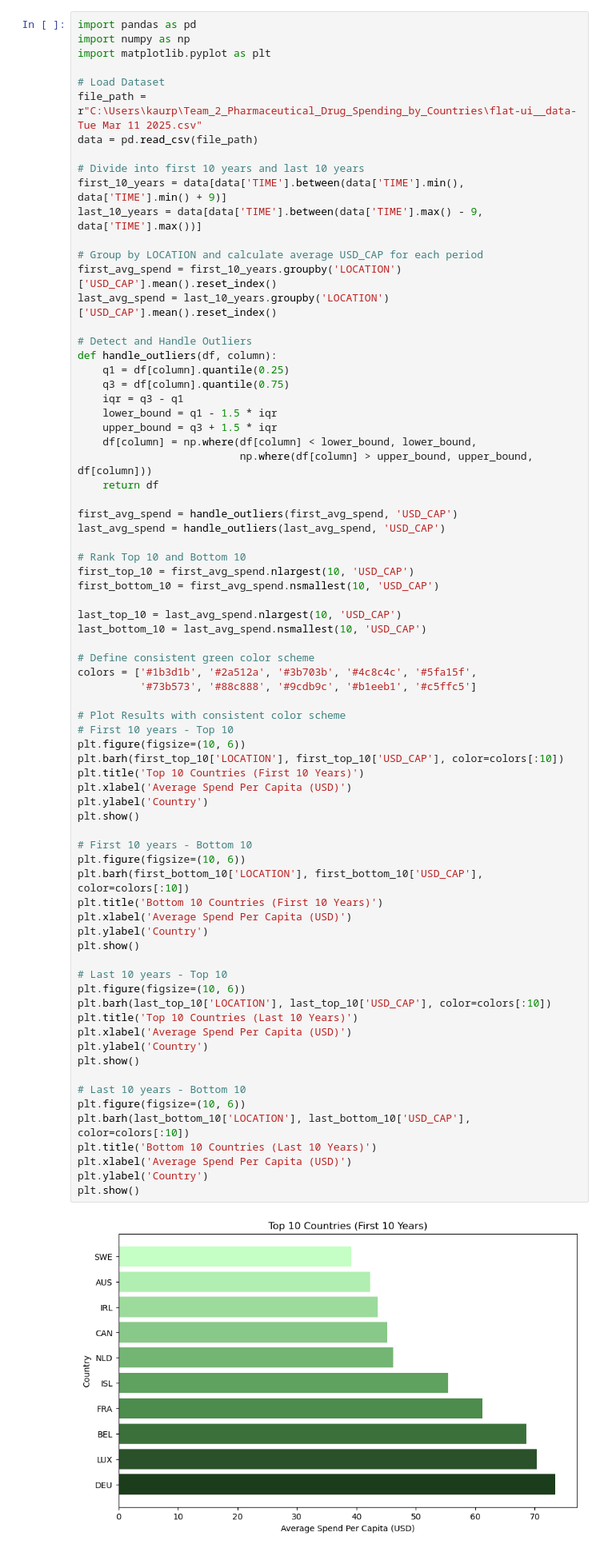
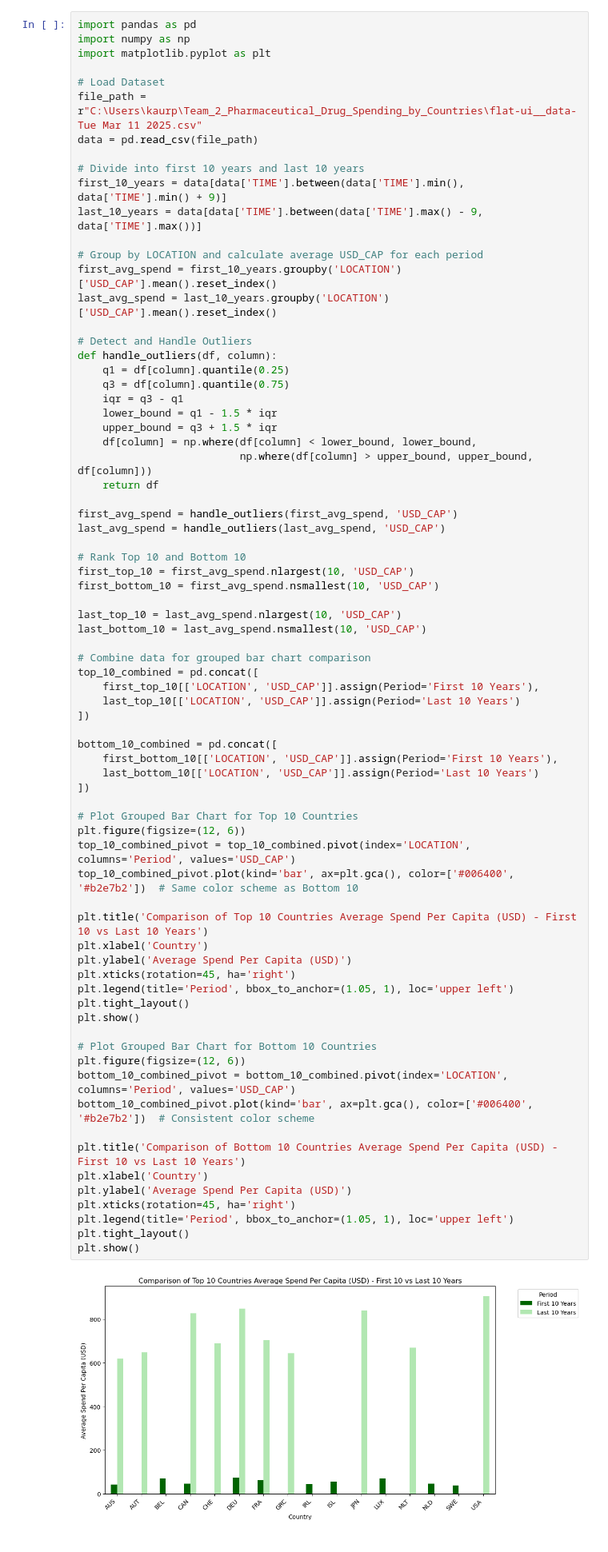
Before and after one commit to tqq199548/Team-2-Cohort-5, a Jupyter notebook: Identifying Top 10 and Bottom 10 Spenders with graphs.ipynb, the cells around one changed output. Shown at 80% size. Cells and saved outputs as stored; diff of their text form.

Commit message:
Modified the graphs

```diff
--- a/Identifying Top 10 and Bottom 10 Spenders with graphs.ipynb
+++ b/Identifying Top 10 and Bottom 10 Spenders with graphs.ipynb
@@ -121,63 +94,63 @@ last_10_years = data[data['TIME'].between(data['TIME'].max() - 9, data['TIME'].m
 # Group by LOCATION and calculate average USD_CAP for each period
 first_avg_spend = first_10_years.groupby('LOCATION')['USD_CAP'].mean().reset_index()
 last_avg_spend = last_10_years.groupby('LOCATION')['USD_CAP'].mean().reset_index()
 
 # Detect and Handle Outliers
 def handle_outliers(df, column):
     q1 = df[column].quantile(0.25)
     q3 = df[column].quantile(0.75)
     iqr = q3 - q1
     lower_bound = q1 - 1.5 * iqr
     upper_bound = q3 + 1.5 * iqr
     df[column] = np.where(df[column] < lower_bound, lower_bound,
                           np.where(df[column] > upper_bound, upper_bound, df[column]))
     return df
 
 first_avg_spend = handle_outliers(first_avg_spend, 'USD_CAP')
 last_avg_spend = handle_outliers(last_avg_spend, 'USD_CAP')
 
 # Rank Top 10 and Bottom 10
 first_top_10 = first_avg_spend.nlargest(10, 'USD_CAP')
 first_bottom_10 = first_avg_spend.nsmallest(10, 'USD_CAP')
 
 last_top_10 = last_avg_spend.nlargest(10, 'USD_CAP')
 last_bottom_10 = last_avg_spend.nsmallest(10, 'USD_CAP')
 
-# Define consistent green color scheme
-colors = ['#1b3d1b', '#2a512a', '#3b703b', '#4c8c4c', '#5fa15f',
-          '#73b573', '#88c888', '#9cdb9c', '#b1eeb1', '#c5ffc5']
+# Combine data for grouped bar chart comparison
+top_10_combined = pd.concat([
+    first_top_10[['LOCATION', 'USD_CAP']].assign(Period='First 10 Years'),
+    last_top_10[['LOCATION', 'USD_CAP']].assign(Period='Last 10 Years')
+])
 
-# Plot Results with consistent color scheme
-# First 10 years - Top 10
-plt.figure(figsize=(10, 6))
-plt.barh(first_top_10['LOCATION'], first_top_10['USD_CAP'], color=colors[:10])
-plt.title('Top 10 Countries (First 10 Years)')
-plt.xlabel('Average Spend Per Capita (USD)')
-plt.ylabel('Country')
+bottom_10_combined = pd.concat([
+    first_bottom_10[['LOCATION', 'USD_CAP']].assign(Period='First 10 Years'),
+    last_bottom_10[['LOCATION', 'USD_CAP']].assign(Period='Last 10 Years')
+])
+
+# Plot Grouped Bar Chart for Top 10 Countries
+plt.figure(figsize=(12, 6))
+top_10_combined_pivot = top_10_combined.pivot(index='LOCATION', columns='Period', values='USD_CAP')
+top_10_combined_pivot.plot(kind='bar', ax=plt.gca(), color=['#006400', '#b2e7b2'])  # Same color scheme as Bottom 10
+
+plt.title('Comparison of Top 10 Countries Average Spend Per Capita (USD) - First 10 vs Last 10 Years')
+plt.xlabel('Country')
+plt.ylabel('Average Spend Per Capita (USD)')
+plt.xticks(rotation=45, ha='right')
+plt.legend(title='Period', bbox_to_anchor=(1.05, 1), loc='upper left')
+plt.tight_layout()
 plt.show()
 
-# First 10 years - Bottom 10
-plt.figure(figsize=(10, 6))
-plt.barh(first_bottom_10['LOCATION'], first_bottom_10['USD_CAP'], color=colors[:10])
-plt.title('Bottom 10 Countries (First 10 Years)')
-plt.xlabel('Average Spend Per Capita (USD)')
-plt.ylabel('Country')
+# Plot Grouped Bar Chart for Bottom 10 Countries
+plt.figure(figsize=(12, 6))
+bottom_10_combined_pivot = bottom_10_combined.pivot(index='LOCATION', columns='Period', values='USD_CAP')
+bottom_10_combined_pivot.plot(kind='bar', ax=plt.gca(), color=['#006400', '#b2e7b2'])  # Consistent color scheme
+
+plt.title('Comparison of Bottom 10 Countries Average Spend Per Capita (USD) - First 10 vs Last 10 Years')
+plt.xlabel('Country')
+plt.ylabel('Average Spend Per Capita (USD)')
+plt.xticks(rotation=45, ha='right')
+plt.legend(title='Period', bbox_to_anchor=(1.05, 1), loc='upper left')
+plt.tight_layout()
 plt.show()
-
-# Last 10 years - Top 10
-plt.figure(figsize=(10, 6))
-plt.barh(last_top_10['LOCATION'], last_top_10['USD_CAP'], color=colors[:10])
-plt.title('Top 10 Countries (Last 10 Years)')
-plt.xlabel('Average Spend Per Capita (USD)')
-plt.ylabel('Country')
-plt.show()
-
-# Last 10 years - Bottom 10
-plt.figure(figsize=(10, 6))
-plt.barh(last_bottom_10['LOCATION'], last_bottom_10['USD_CAP'], color=colors[:10])
-plt.title('Bottom 10 Countries (Last 10 Years)')
-plt.xlabel('Average Spend Per Capita (USD)')
-plt.ylabel('Country')
-plt.show()
 # %% [output]
-[figure, old version]
+[figure, new version]
```
Also changed, not shown: parts of 8 cells of this notebook.
